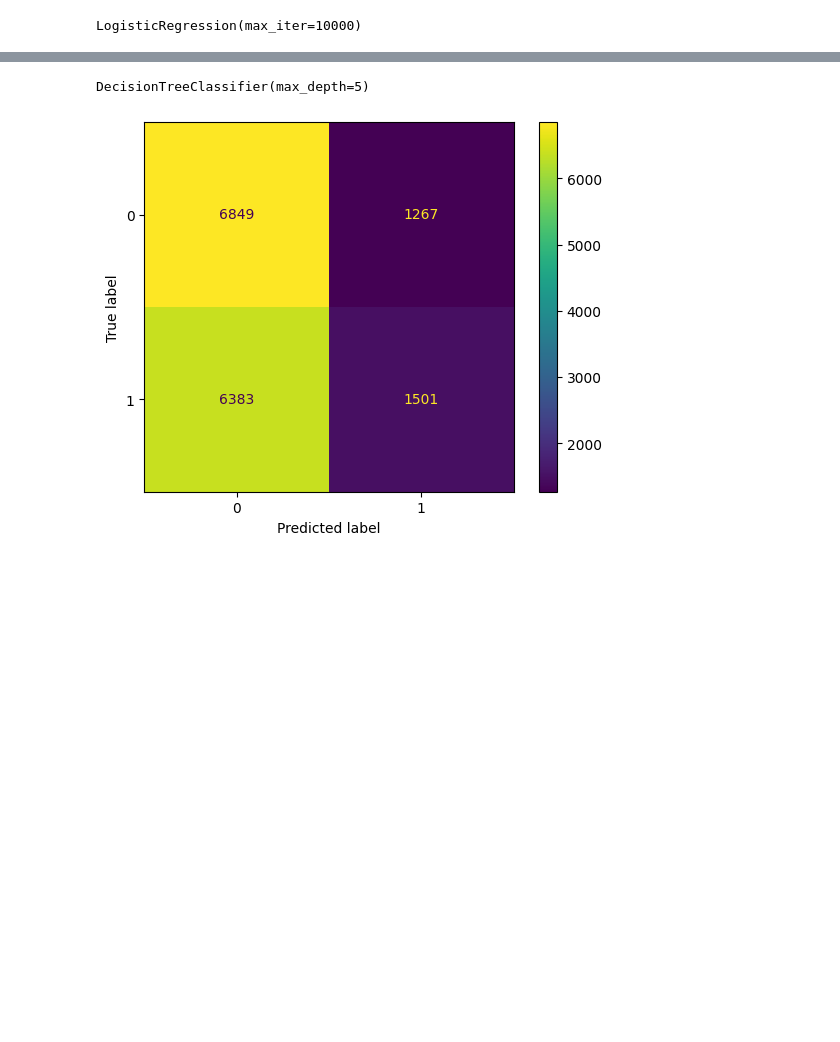
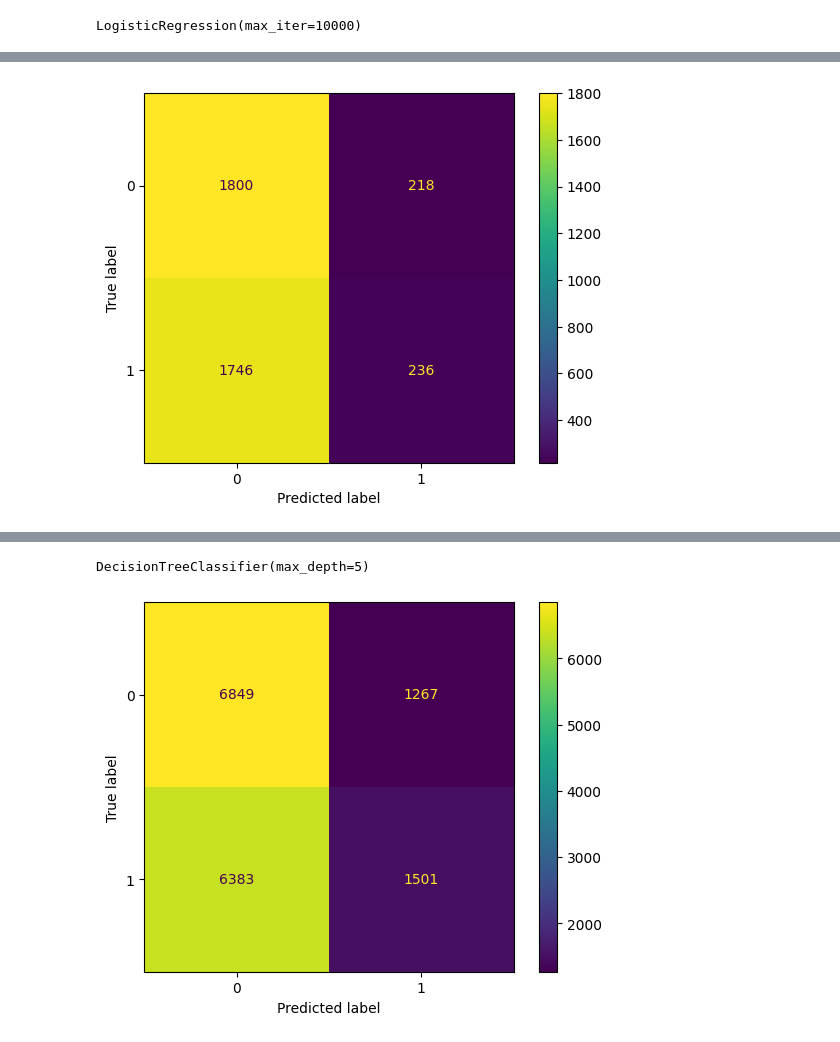
Before and after one commit to Kasymkhankhubiyev/AISiriusSpring2024, a Jupyter notebook: lab_02.ipynb, the cells around one changed output, grey strips where cells are left out. Saved outputs shown, nothing was run; the diff lists cells and outputs as text; code cells hidden in the pictures; blank space fills up the shorter version.

```diff
--- a/lab_02.ipynb
+++ b/lab_02.ipynb
@@ -183,0 +218,8 @@ plt.show()
+# %%
+prediction = log_reg.predict(X_test)
+cm = confusion_matrix(y_test, prediction)
+disp = ConfusionMatrixDisplay(cm)
+disp.plot()
+plt.show()
+# %% [output]
+[figure, added]
```
Also changed, not shown: parts of 16 cells of this notebook, 2 other files.
